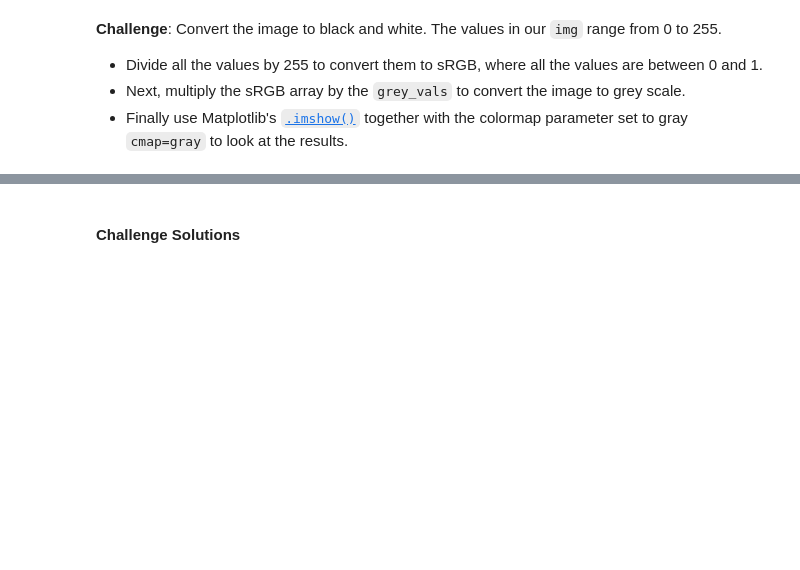
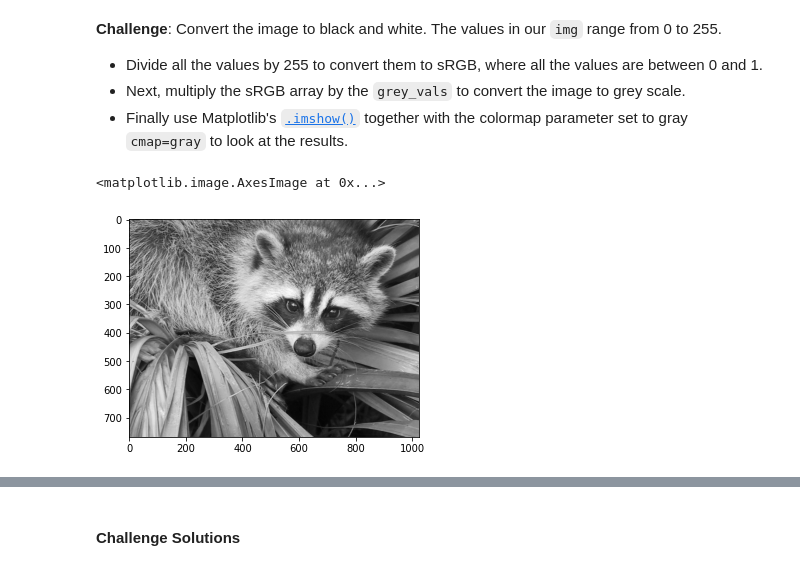
Before and after one commit to LFCamacho-dev/Computation-with-NumPy, a Jupyter notebook: Computation_with_NumPy_and_N_Dimensional_Arrays.ipynb, the cells around one changed output, grey strips where cells are left out. Saved outputs shown, nothing was run; the diff lists cells and outputs as text; code cells hidden in the pictures; blank space fills up the shorter version.

```diff
--- a/Computation_with_NumPy_and_N_Dimensional_Arrays.ipynb
+++ b/Computation_with_NumPy_and_N_Dimensional_Arrays.ipynb
@@ -252,6 +320,16 @@ Dimensions of result: (4x2)*(2x3)=(4x3)
 * Finally use Matplotlib's [`.imshow()`](https://matplotlib.org/3.1.1/api/_as_gen/matplotlib.pyplot.imshow.html) together with the colormap parameter set to gray `cmap=gray` to look at the results.
 # %%
 grey_vals = np.array([0.2126, 0.7152, 0.0722])
+# %%
+sRGB_array = img / 255
+# %%
+img_gray = sRGB_array @ grey_vals
+img_gray = np.matmul(sRGB_array, grey_vals)
+
+plt.imshow( img_gray, cmap='gray')
+# %% [output]
+<matplotlib.image.AxesImage at 0x...>
+[figure, added]
 # %% [markdown]
 **Challenge**: Can you manipulate the images by doing some operations on the underlying ndarrays? See if you can change the values in the ndarray so that:
 
```
Also changed, not shown: parts of 21 cells of this notebook.
